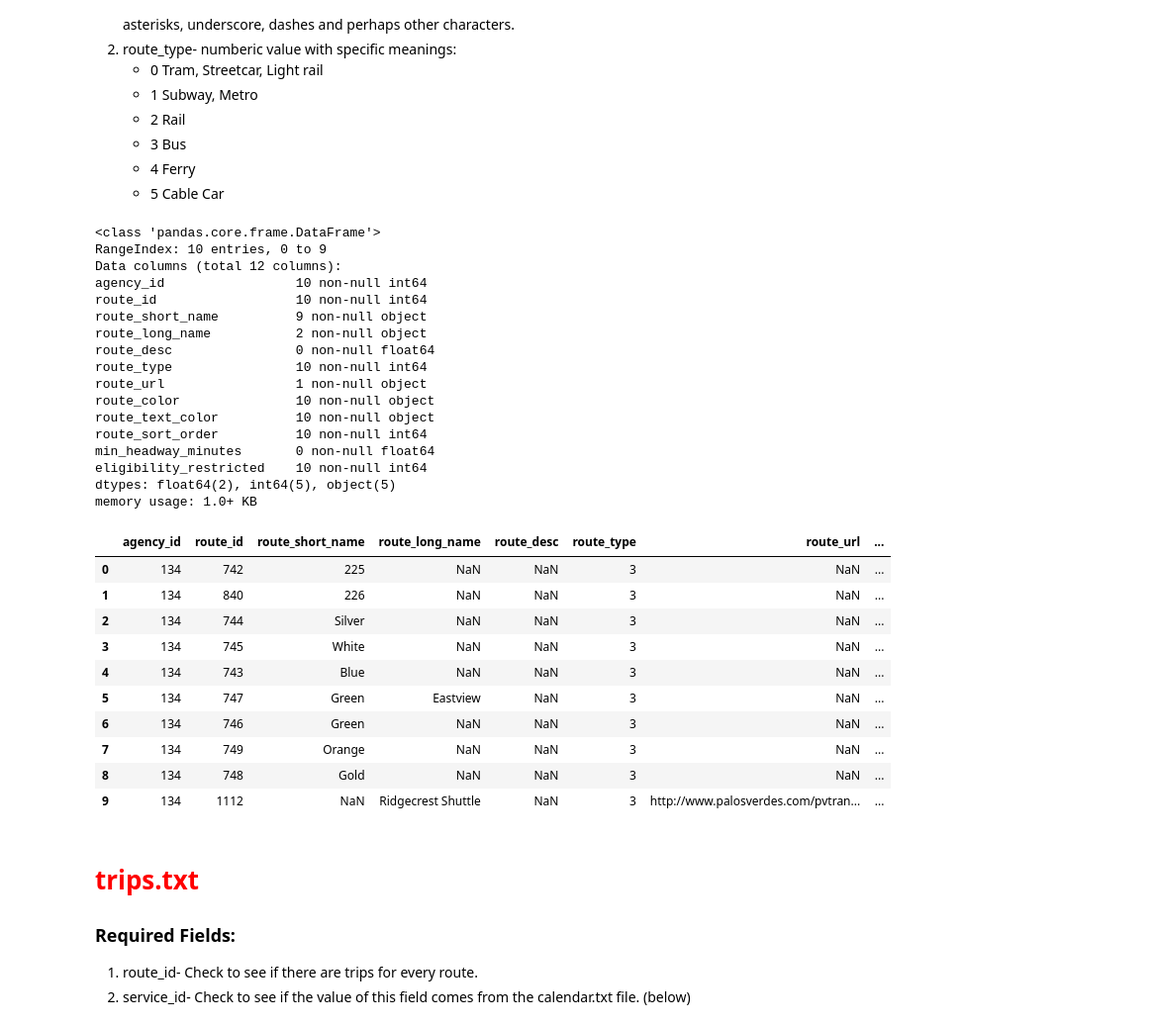
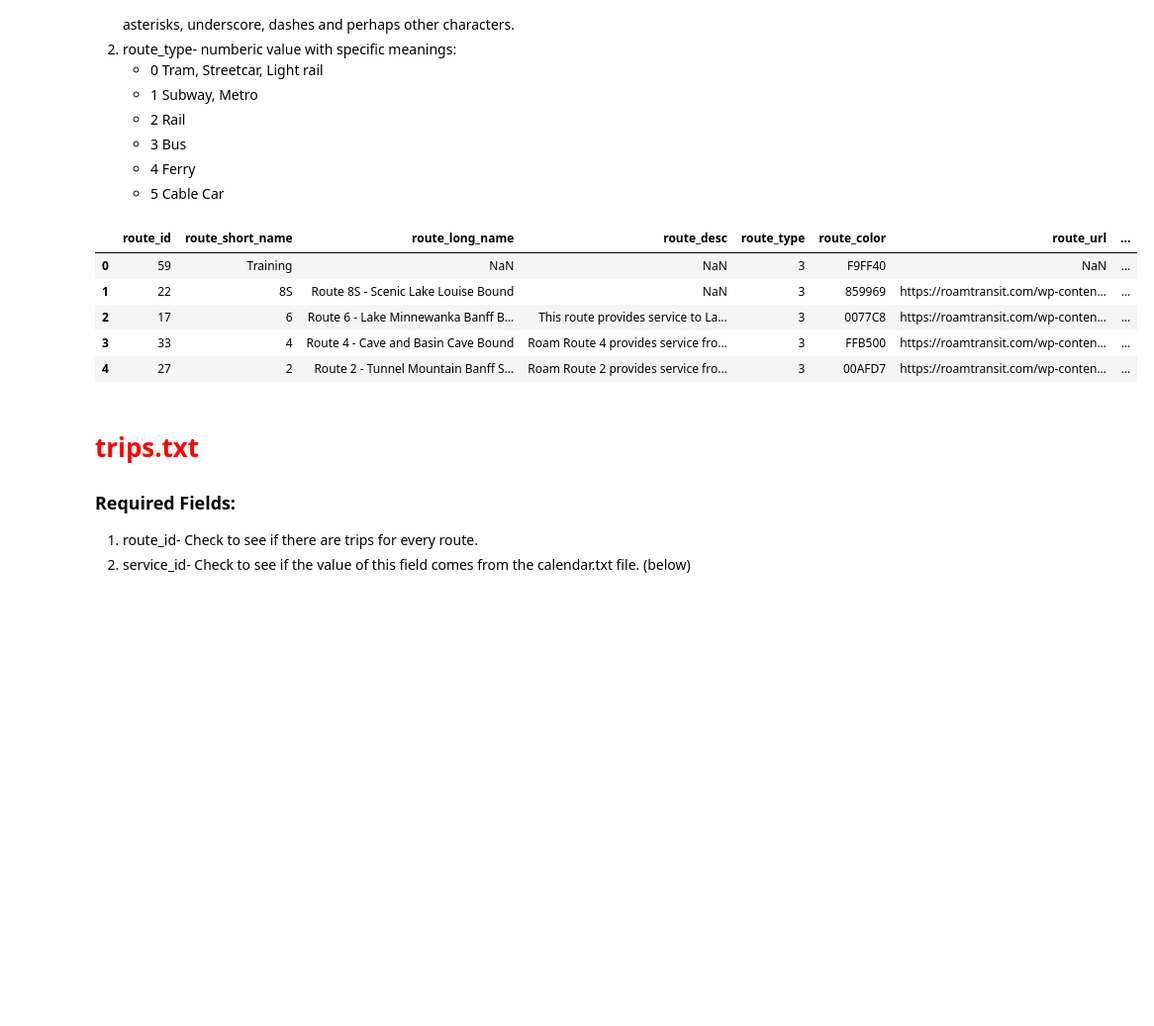
Before and after one commit to dandresen/work-gtfs-qa, a Jupyter notebook: QA-GTFS.ipynb, the cells around one changed output. Shown at 99% size. Drawn from its saved outputs; the diff is of its cells as text; code cells hidden in the pictures; blank space fills up the shorter version.

```diff
--- a/QA-GTFS.ipynb
+++ b/QA-GTFS.ipynb
@@ -16,7 +16,7 @@ import numpy as np
 # filepath = r"\\cts-con-fld-001\users$\207329\My Documents\qa\vacaville\vacavillecitycoach-ca-us_20181015"
 
 # for linux
-filepath = r"/mnt/shared/qa/tahoe"
+filepath = r"/mnt/shared/qa/bowvalley"
 
 # filepath2 = r"/mnt/shared/qa/seattle-sc/Seattle-sc-ALL_20181126_google_daily_transit"
 
@@ -31,16 +31,17 @@ Note if you are using Windows, you'll need to modify the "/" '''
 # load file and show top 5 records
 def load(fName):
     f = filepath + "/" + "{}.txt".format(fName)
-    global df
-    df = pd.read_csv(f)
-    return df.info()
+    return pd.read_csv(f)
 
-# load second file for comparision
-def load2(fName):
-    f = filepath2 + "/" + "{}.txt".format(fName)
-    global df2
-    df2 = pd.read_csv(f)
-    return df2.info()
+# load GTFS files
+agency = load('agency')
+trips = load('trips')
+stops = load('stops')
+stop_times = load('stop_times')
+shapes = load('shapes')
+routes = load('routes')
+calendar = load('calendar')
+calendar_dates = load('calendar_dates')
 
 import csv
 # short save file
@@ -178,47 +166,17 @@ memory usage: 136.0+ bytes
     * 5 Cable Car
 # %%
 # just use the funtion 'load()' to load the .txt file and see the first 5 lines ex: loadfile('routes')
-load('routes')
-df.head(20)
-#copyField('route_short_name','route_id','routes')
-# dfEOS = df[(df.agency_id == 'EOS')]
-# save(dfEOS,'routes')
-
-#### seattle-sc 'like' function
-#df = df.loc[df['agency_id']=='EOS']
-# df1['route_long_name'] = df1['route_short_name']
-# df = df1
-# save('routes_NEW.txt')
-#df[(df.route_id==100249)]
+routes = load('routes')
+cols = ['route_id', 'route_short_name', 'route_long_name', 'route_desc', 'route_type', 'route_color', 'route_url','route_text_color']
+routes = routes[cols]
+routes.head()
 # %% [output]
-<class 'pandas.core.frame.DataFrame'>
-RangeIndex: 10 entries, 0 to 9
-Data columns (total 12 columns):
-agency_id                 10 non-null int64
-route_id                  10 non-null int64
-route_short_name          9 non-null object
-route_long_name           2 non-null object
-route_desc                0 non-null float64
-route_type                10 non-null int64
-route_url                 1 non-null object
-route_color               10 non-null object
-route_text_color          10 non-null object
-route_sort_order          10 non-null int64
-min_headway_minutes       0 non-null float64
-eligibility_restricted    10 non-null int64
-dtypes: float64(2), int64(5), object(5)
-memory usage: 1.0+ KB
-|  | agency_id | route_id | route_short_name | route_long_name | route_desc | route_type | route_url | ... |
-| 0 | 134 | 742 | 225 | NaN | NaN | 3 | NaN | ... |
-| 1 | 134 | 840 | 226 | NaN | NaN | 3 | NaN | ... |
-| 2 | 134 | 744 | Silver | NaN | NaN | 3 | NaN | ... |
-| 3 | 134 | 745 | White | NaN | NaN | 3 | NaN | ... |
-| 4 | 134 | 743 | Blue | NaN | NaN | 3 | NaN | ... |
-| 5 | 134 | 747 | Green | Eastview | NaN | 3 | NaN | ... |
-| 6 | 134 | 746 | Green | NaN | NaN | 3 | NaN | ... |
-| 7 | 134 | 749 | Orange | NaN | NaN | 3 | NaN | ... |
-| 8 | 134 | 748 | Gold | NaN | NaN | 3 | NaN | ... |
-| 9 | 134 | 1112 | NaN | Ridgecrest Shuttle | NaN | 3 | http://www.palosverdes.com/pvtran... | ... |
+|  | route_id | route_short_name | route_long_name | route_desc | route_type | route_color | route_url | ... |
+| 0 | 59 | Training | NaN | NaN | 3 | F9FF40 | NaN | ... |
+| 1 | 22 | 8S | Route 8S - Scenic Lake Louise Bound | NaN | 3 | 859969 | https://roamtransit.com/wp-conten... | ... |
+| 2 | 17 | 6 | Route 6 - Lake Minnewanka Banff B... | This route provides service to La... | 3 | 0077C8 | https://roamtransit.com/wp-conten... | ... |
+| 3 | 33 | 4 | Route 4 - Cave and Basin Cave Bound | Roam Route 4 provides service fro... | 3 | FFB500 | https://roamtransit.com/wp-conten... | ... |
+| 4 | 27 | 2 | Route 2 - Tunnel Mountain Banff S... | Roam Route 2 provides service fro... | 3 | 00AFD7 | https://roamtransit.com/wp-conten... | ... |
 # %% [markdown]
 # <span style="color:red">trips.txt</span>
 
```
Also changed, not shown: parts of 14 cells of this notebook, 2 other files.
